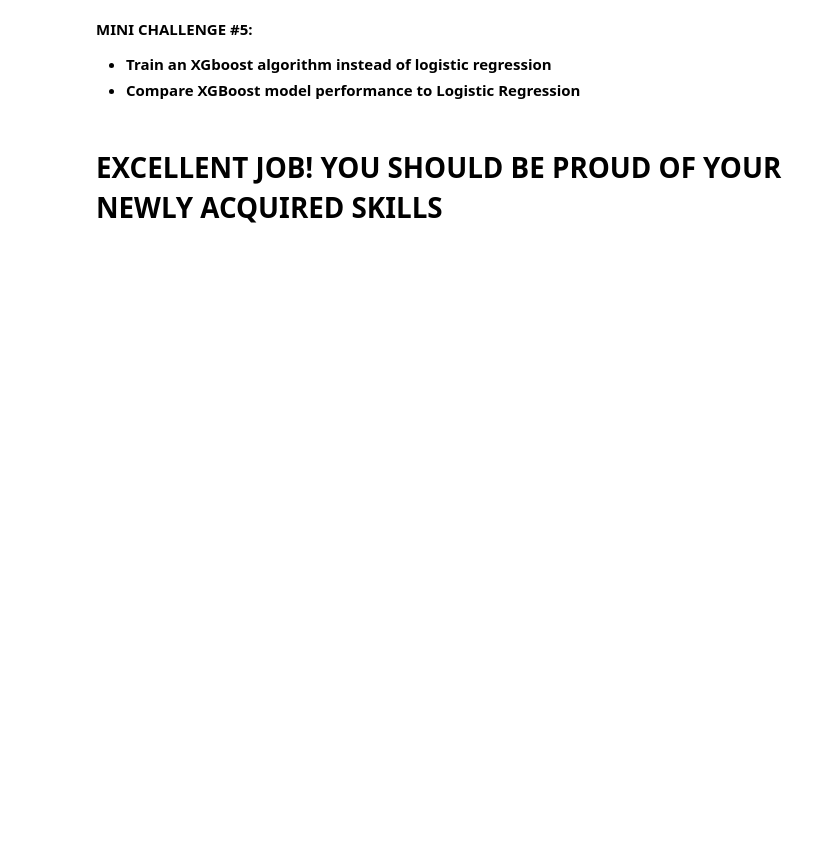
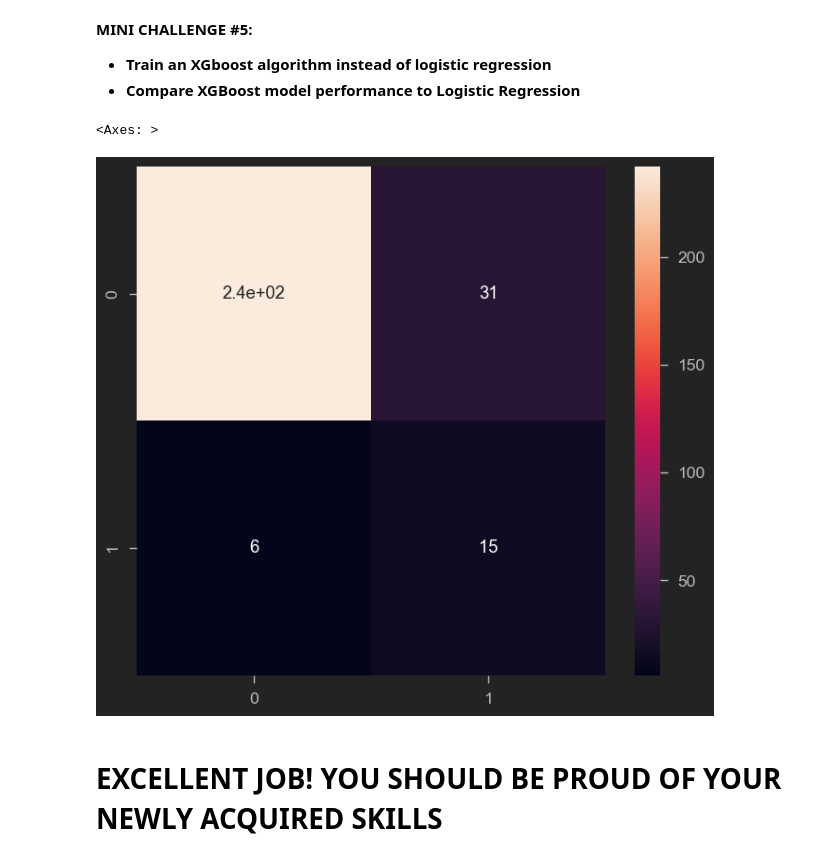
Before and after one commit to miguelestradam3/employee_attrition, a Jupyter notebook: Employee Attrition Prediction Using Machine Learning.ipynb, the cells around one changed output. Saved outputs shown, nothing was run; the diff lists cells and outputs as text; code cells hidden in the pictures; blank space fills up the shorter version.

```diff
--- a/Employee Attrition Prediction Using Machine Learning.ipynb
+++ b/Employee Attrition Prediction Using Machine Learning.ipynb
@@ -479,2 +516,7 @@ weighted avg       0.87      0.89      0.87       368
+# %%
+sns.heatmap(confusion_matrix(y_pred, y_test), annot=True)
+# %% [output]
+<Axes: >
+[figure, added]
 # %% [markdown]
 # EXCELLENT JOB! YOU SHOULD BE PROUD OF YOUR NEWLY ACQUIRED SKILLS
```
Also changed, not shown: parts of 17 cells of this notebook.
